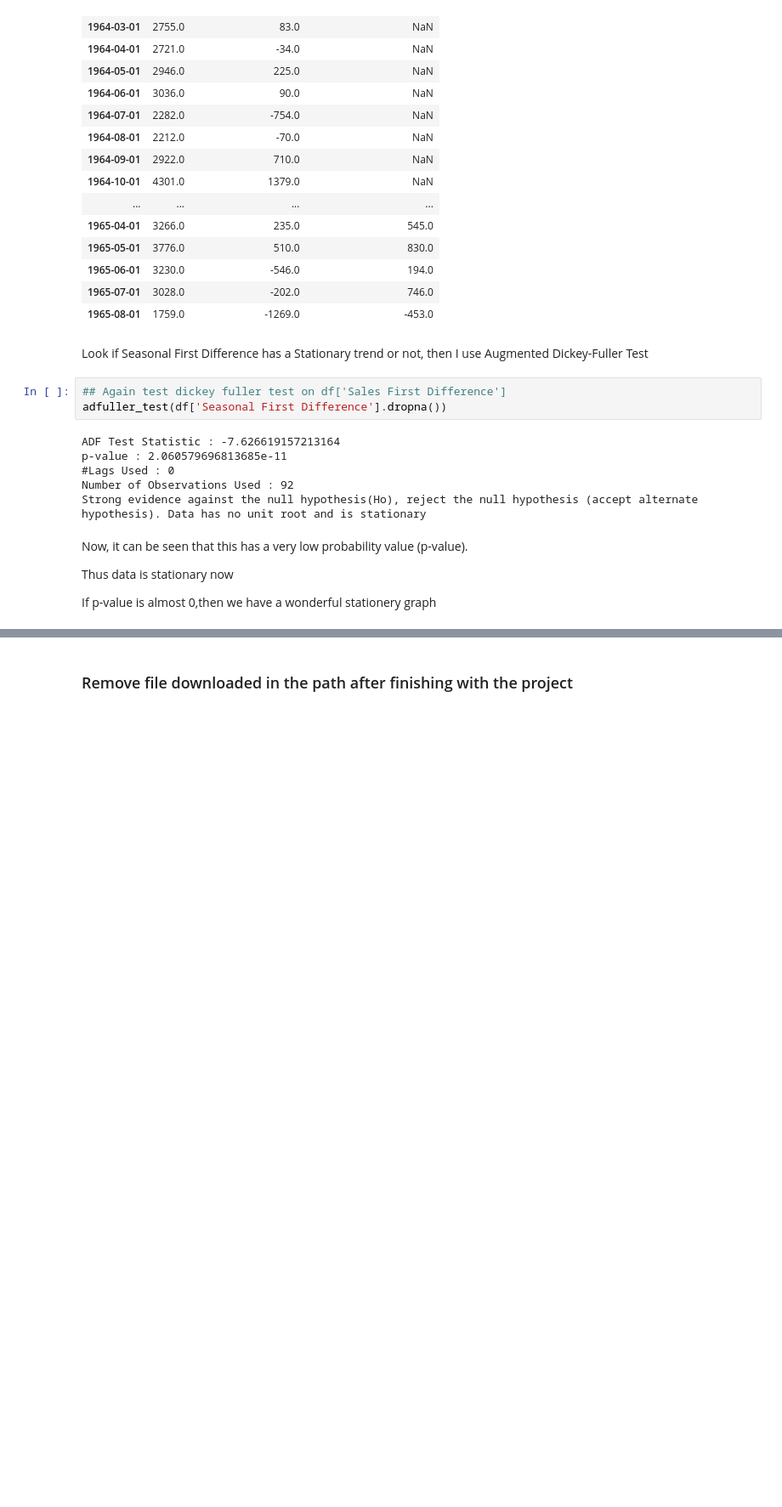
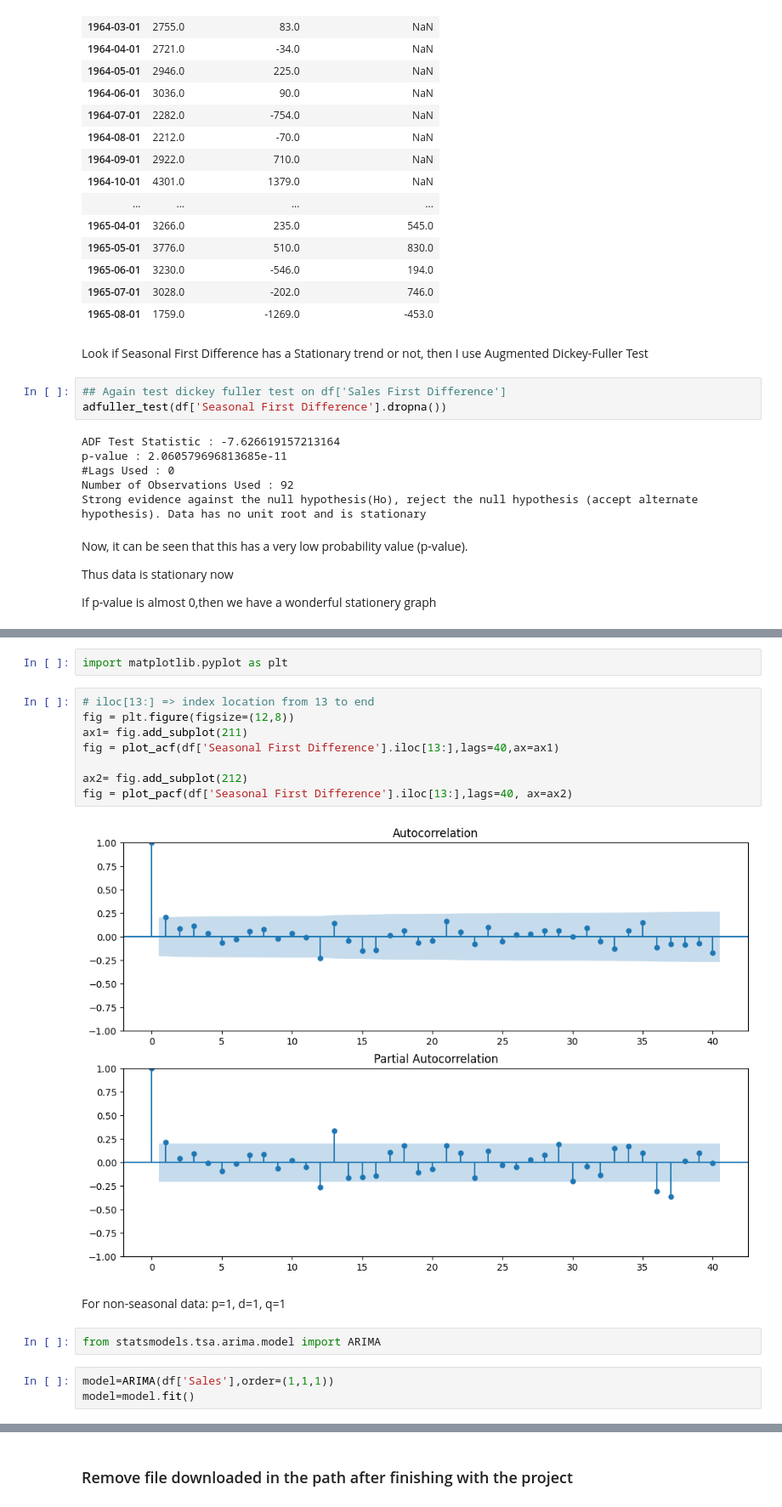
Before and after one commit to NathaliaBarreiros/Data-Science-Practice-Projects, a Jupyter notebook: Sales of Product Prediction - Time Series /Time_series_product_sales_prediction.ipynb, the cells around one changed output, grey strips where cells are left out. Shown at 85% size. Saved outputs shown, nothing was run; the diff lists cells and outputs as text; blank space fills up the shorter version.

Commit message:
Product Sales Prediction Project - SARIMAX & ARIMA model implemented

```diff
--- a/Sales of Product Prediction - Time Series /Time_series_product_sales_prediction.ipynb
+++ b/Sales of Product Prediction - Time Series /Time_series_product_sales_prediction.ipynb
@@ -305,0 +339,20 @@ df['Seasonal First Difference'].plot()
+# %%
+import matplotlib.pyplot as plt
+# %%
+# iloc[13:] => index location from 13 to end
+fig = plt.figure(figsize=(12,8))
+ax1= fig.add_subplot(211)
+fig = plot_acf(df['Seasonal First Difference'].iloc[13:],lags=40,ax=ax1)
+
+ax2= fig.add_subplot(212)
+fig = plot_pacf(df['Seasonal First Difference'].iloc[13:],lags=40, ax=ax2)
+# %% [output]
+[figure, added]
+# %% [markdown]
+For non-seasonal data:
+p=1, d=1, q=1
+# %%
+from statsmodels.tsa.arima.model import ARIMA
+# %%
+model=ARIMA(df['Sales'],order=(1,1,1))
+model=model.fit()
```
Also changed, not shown: parts of 34 cells of this notebook.
